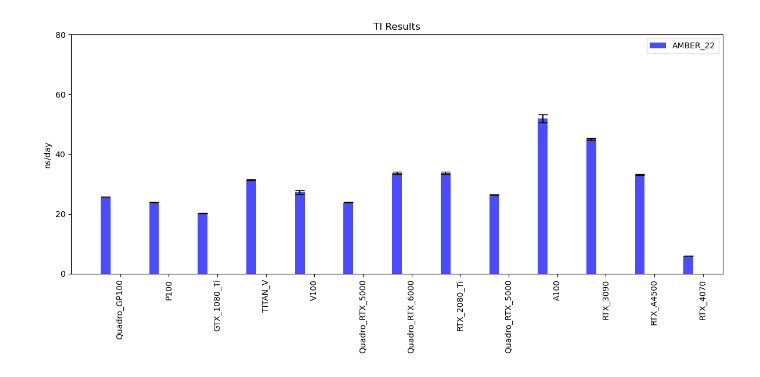
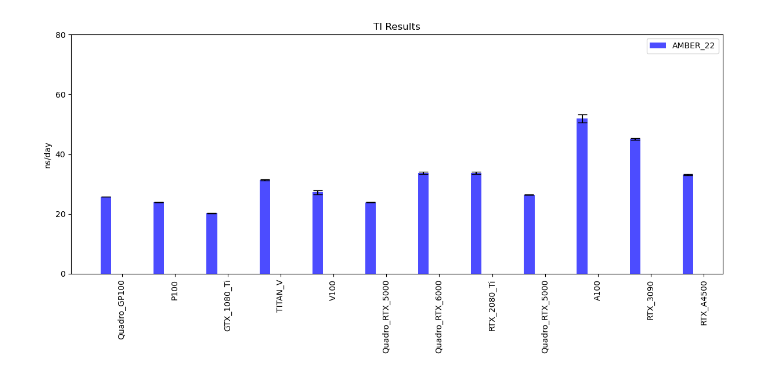
Before and after one commit to NgFEP/NgFEP-assessment, a Jupyter notebook: FEP/plot/avg-sd.ipynb, the cells around one changed output. Drawn from its saved outputs; the diff is of its cells as text; code cells hidden in the pictures.

```diff
--- a/FEP/plot/avg-sd.ipynb
+++ b/FEP/plot/avg-sd.ipynb
@@ -15,7 +15,7 @@ amber_filenames = [
     '../AMBER/rioja/RTX_3090_results_amber.dat',
     '../AMBER/rioja/Quadro_RTX_5000_results_amber.dat',
     '../AMBER/rioja/RTX_A4500_results_amber.dat',
-    '../AMBER/tesla/RTX_4070_results_amber.dat',
+    #'../AMBER/tesla/RTX_4070_results_amber.dat',
     '../AMBER/amarel/A100_results_amber.dat',
     '../AMBER/amarel/P100_results_amber.dat',
     #'../AMBER-benchmark/benchmark_6n4o_pmemd/amarel/rtx_2080_ti_results_amber.dat',
@@ -80,7 +80,8 @@ amber_filenames = [
 
 device = [
     'GTX_1080_Ti', 'TITAN_V', 'Quadro_RTX_5000', 'Quadro_RTX_6000', 'Quadro_GP100',
-    'RTX_2080_Ti', 'RTX_3090', 'Quadro_RTX_5000', 'RTX_A4500', 'RTX_4070',
+    'RTX_2080_Ti', 'RTX_3090', 'Quadro_RTX_5000', 'RTX_A4500',
+    #'RTX_4070',
     'A100','P100',#'RTX_2080_Ti',#'RTX_3090',
     'V100'
 ]
@@ -92,7 +93,8 @@ device = [
 cuda_scores = {
     'GTX_1080_Ti': 6.1, 'TITAN_V': 7.0, 'Quadro_RTX_5000': 7.5,
     'Quadro_RTX_6000': 7.5, 'Quadro_GP100': 6.0, 'RTX_2080_Ti': 7.5,
-    'RTX_3090': 8.6, 'RTX_A4500': 8.6, 'RTX_4070': 9.0, # Anticipated score for RTX_4070
+    'RTX_3090': 8.6, 'RTX_A4500': 8.6,
+    #'RTX_4070': 9.0, # Anticipated score for RTX_4070
     'A100': 8.0, 'P100': 6.0, 'V100': 7.0
 }
 
@@ -204,31 +206,31 @@ amber_standard_deviations = [amber_standard_deviations[i] for i in sorted_indice
 # namd_standard_deviations = [namd_standard_deviations[i] for i in sorted_indices]
 # gromacs_averages = [gromacs_averages[i] for i in sorted_indices]
 # gromacs_standard_deviations = [gromacs_standard_deviations[i] for i in sorted_indices]
 
 # Create a single figure and plot data on the same plot
 x_positions = np.arange(len(device))
 width = 0.20
 
 fig, ax = plt.subplots(figsize=(12, 6))
 amber_bars = ax.bar(x_positions, amber_averages, width, label='AMBER_22', yerr=amber_standard_deviations, alpha=0.7, ecolor='black', capsize=6, color="blue")
 # openmm_bars = ax.bar(x_positions + width, openmm_averages, width, label='OPENMM_8_1', yerr=openmm_standard_deviations, alpha=0.7, ecolor='black', capsize=6, color="red")
 # namd_bars = ax.bar(x_positions + 2 * width, namd_averages, width, label='NAMD_3_0', yerr=namd_standard_deviations, alpha=0.7, ecolor='black', capsize=6, color="green")
 # gromacs_bars = ax.bar(x_positions + 3 * width, gromacs_averages, width, label='GROMACS_23_3', yerr=gromacs_standard_deviations, alpha=0.7, ecolor='black', capsize=6, color="magenta")
 
 # Add labels and titles
 ax.set_ylabel('ns/day')
 ax.set_title('TI Results')
 ax.set_xticks(x_positions + 1.5 * width)
 ax.set_xticklabels(device, rotation="vertical")
 ax.set_yticks(np.arange(0, 81, 20))
 ax.set_ylim(top=80, bottom=0)
 ax.legend()
 
 # Save the combined plot
 plt.tight_layout()
 plt.savefig('combined_TI_benchmarks.jpg', dpi=450, bbox_inches='tight')
 
 # Display the plot
 plt.show()
 # %% [output]
-[figure, old version]
+[figure, new version]
```
Also changed, not shown: 25 other files.
